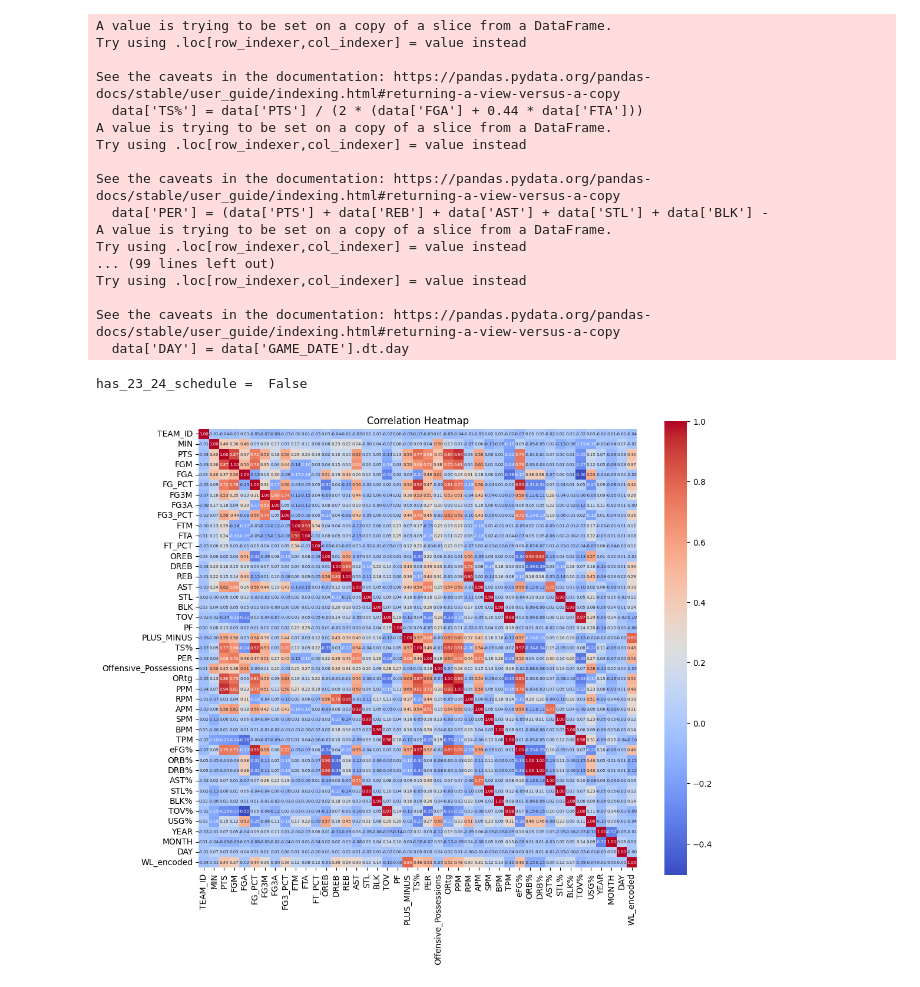
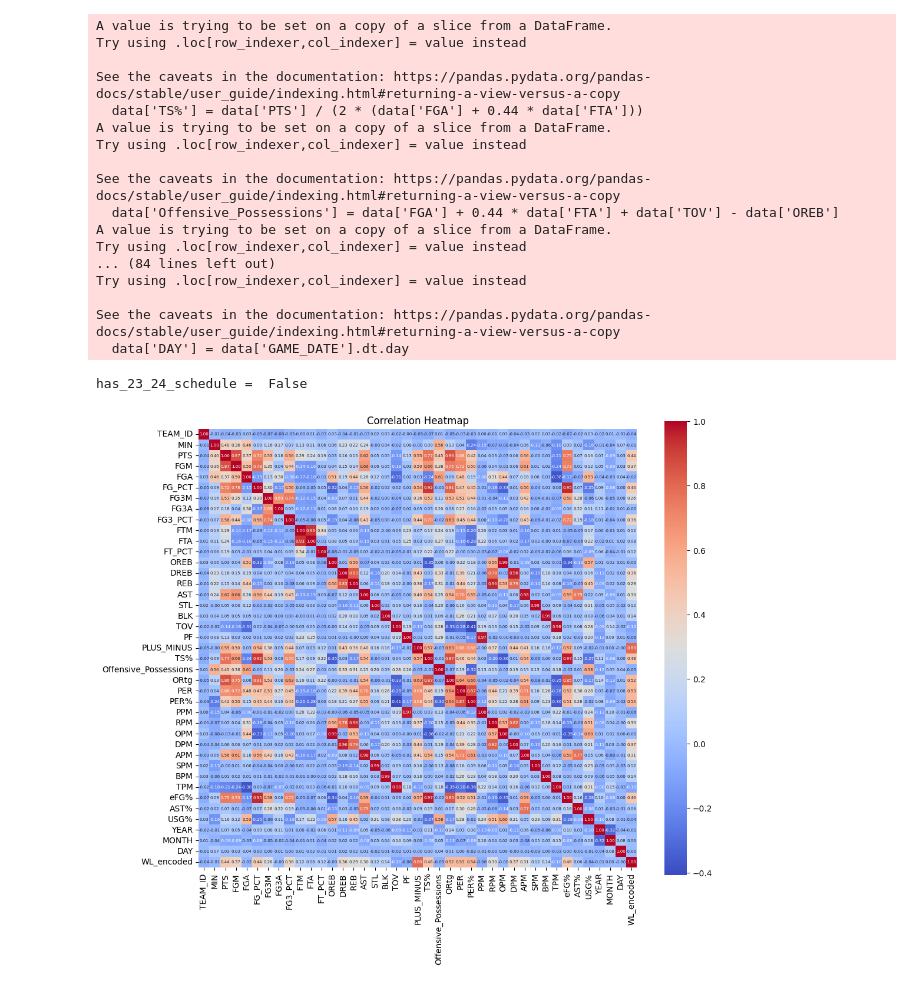
Before and after one commit to ghadfield32/nba_analysis, a Jupyter notebook: nba_lr_22_23_season.ipynb, the cells around one changed output. Drawn from its saved outputs; the diff is of its cells as text; code cells hidden in the pictures.

Commit message:
standardized some of the stats to percentages, trying to get probability inbetween 100% to -100%

```diff
--- a/nba_lr_22_23_season.ipynb
+++ b/nba_lr_22_23_season.ipynb
@@ -32,9 +32,6 @@ data = all_games[all_games['TEAM_ID'].isin(current_teams)]
 #adding TS%= PTS / (2 * (FGA + 0.44 * FTA))
 data['TS%'] = data['PTS'] / (2 * (data['FGA'] + 0.44 * data['FTA']))
 
-#adding PER% = (PTS + REB + AST + STL + BLK - FGM - FTM - TOV) / MIN
-data['PER'] = (data['PTS'] + data['REB'] + data['AST'] + data['STL'] + data['BLK'] -
-             data['FGM'] - data['FTM'] - data['TOV'])/ data['MIN']
 
 
 #**OFF Rating add
@@ -45,6 +42,15 @@ data['Offensive_Possessions'] = data['FGA'] + 0.44 * data['FTA'] + data['TOV'] -
 # Calculate Offensive Rating and Defensive Rating
 data['ORtg'] = (data['PTS'] / data['Offensive_Possessions']) * 100
 #data['DRtg'] = (data['Points_Allowed'] / data['Defensive_Possessions']) * 100
+
+#adding PER% = (PTS + REB + AST + STL + BLK - FGM - FTM - TOV) / MIN
+data['PER'] = (data['PTS'] + data['REB'] + data['AST'] + data['STL'] + data['BLK'] -
+             data['FGM'] - data['FTM'] - data['TOV'])/ data['MIN']
+#standardized to 48 minutes
+#data['PER%'] = (data['PER'] / data['MIN']) * 48
+
+#adding PER% = (PTS + REB + AST + STL + BLK - FGM - FTM - TOV) / OP
+data['PER%'] = (data['PER'] / data['Offensive_Possessions']) * 100
 
 # add per min function
 def per_min(col):
@@ -61,6 +67,8 @@ per_min(data['PTS'])
 #adding rebounds per minute
 #data['RPM'] = data['REB'] / data['MIN']
 per_min(data['REB'])
+per_min(data['OREB'])
+per_min(data['DREB'])
 
 #adding assists per minute
 #data['APM'] = data['AST'] / data['MIN']
@@ -85,32 +93,12 @@ per_min(data['PF'])
 #adding eFG%
 data['eFG%'] = (data['FGM'] + 0.5 * data['FG3M']) / data['FGA']
 
-#adding ORB%
-data['ORB%'] = data['OREB'] / (data['OREB'] + data['DREB'])
-
-#adding DRB%
-data['DRB%'] = data['OREB'] / (data['OREB'] + data['DREB'])
-
-#adding TRB% ***not sure if this is correct, it's not working
-#data['TRB%'] = (data['OREB'] + data['DREB']) / data['REB']
-
 #adding AST%
 data['AST%'] = data['AST'] / data['FGM']
 
-#adding STL%
-data['STL%'] = data['STL'] / data['MIN']
-
-#adding BLK%
-data['BLK%'] = data['BLK'] / data['MIN']
-
-#adding TOV%
-data['TOV%'] = data['TOV'] / (data['FGA'] + 0.44 * data['FTA'] + data['TOV'])
-
 #adding USG%
 data['USG%'] = (data['FGA'] + 0.44 * data['FTA'] + data['TOV']) / data['MIN']
-
-#adding points per minute
-data['PPM'] = data['PTS'] / data['MIN']
+#add all the percentages to the list of columns
 
 #adding OWS
 #adding DWS
@@ -178,36 +166,36 @@ correlation_matrix = season_data.corr()
 plt.figure(figsize=(12, 10))
 sns.heatmap(correlation_matrix, annot=True, cmap='coolwarm', fmt='.2f', square=True,
             annot_kws={'size': 5})  # Adjust the font size (here it's set to 8)
 
 
 plt.title('Correlation Heatmap')
 plt.show()
 
 #In this code, we reorder the columns of season_data so that the target variable 'WL_encoded' is at the end.
 # Then, we calculate the correlation matrix using season_data.corr() and plot the heatmap using sns.heatmap().
 # The heatmap will show the correlation values between different variables, with positive correlations in warmer colors and negative
 # correlations in cooler colors. The annot=True parameter shows the actual correlation values on the heatmap, and fmt='.2f' formats
 # the numbers to two decimal places. The cmap='coolwarm' parameter sets the color scheme for the heatmap.
 # %% [output]
 A value is trying to be set on a copy of a slice from a DataFrame.
 Try using .loc[row_indexer,col_indexer] = value instead
 
 See the caveats in the documentation: https://pandas.pydata.org/pandas-docs/stable/user_guide/indexing.html#returning-a-view-versus-a-copy
   data['TS%'] = data['PTS'] / (2 * (data['FGA'] + 0.44 * data['FTA']))
 A value is trying to be set on a copy of a slice from a DataFrame.
 Try using .loc[row_indexer,col_indexer] = value instead
 
 See the caveats in the documentation: https://pandas.pydata.org/pandas-docs/stable/user_guide/indexing.html#returning-a-view-versus-a-copy
-  data['PER'] = (data['PTS'] + data['REB'] + data['AST'] + data['STL'] + data['BLK'] -
+  data['Offensive_Possessions'] = data['FGA'] + 0.44 * data['FTA'] + data['TOV'] - data['OREB']
 A value is trying to be set on a copy of a slice from a DataFrame.
 Try using .loc[row_indexer,col_indexer] = value instead
-... (99 lines left out)
+... (84 lines left out)
 Try using .loc[row_indexer,col_indexer] = value instead
 
 See the caveats in the documentation: https://pandas.pydata.org/pandas-docs/stable/user_guide/indexing.html#returning-a-view-versus-a-copy
   data['DAY'] = data['GAME_DATE'].dt.day
 has_23_24_schedule =  False
-[figure, old version]
+[figure, new version]
 # %%
 #PRE_PROCESSING STEP
 
```
Also changed, not shown: parts of 11 cells of this notebook.
